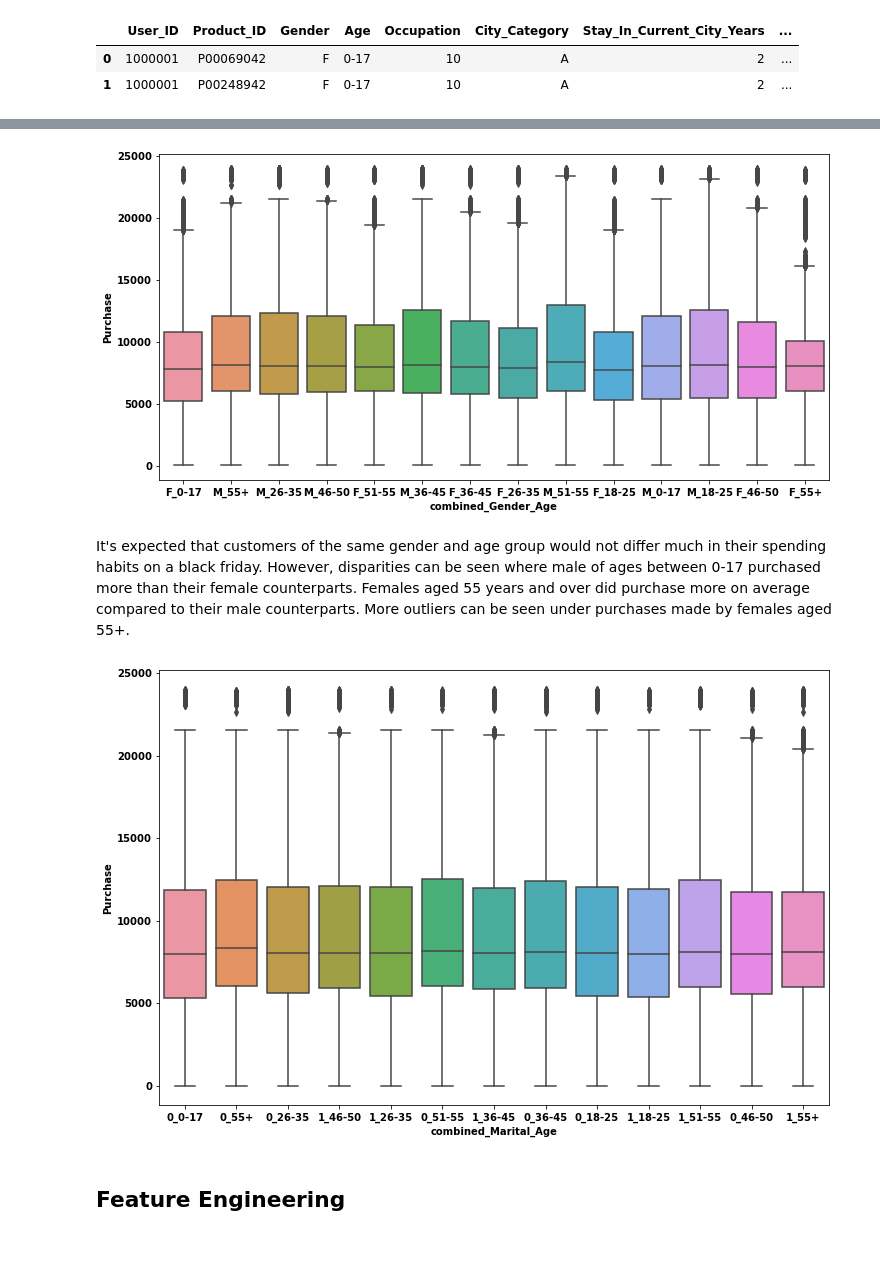
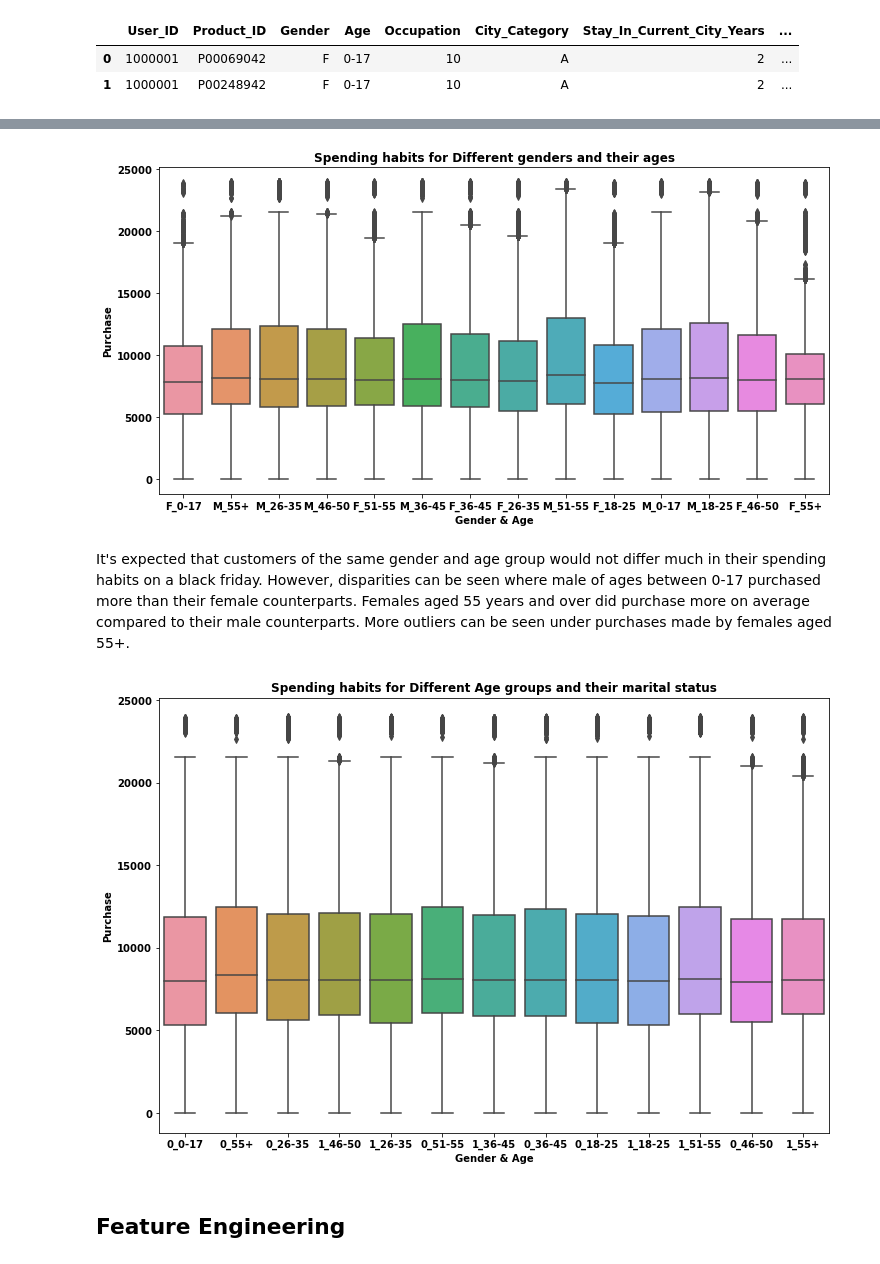
Before and after one commit to DennoKush/Black-Friday-Sales-Prediction, a Jupyter notebook: Sales_Prediction.ipynb, the cells around one changed output, grey strips where cells are left out. Cells and saved outputs as stored; diff of their text form; code cells hidden in the pictures.

Commit message:
Make images more descriptive

```diff
--- a/Sales_Prediction.ipynb
+++ b/Sales_Prediction.ipynb
@@ -218,8 +228,11 @@ sns.countplot(df['Stay_In_Current_City_Years'], hue=df['combined_Gender_Age']);
 # %%
 fig = plt.figure(figsize=[12, 6])
 sns.boxplot(x='combined_Gender_Age', y='Purchase', data=df);
+plt.xlabel('Gender & Age')
+plt.title('Spending habits for Different genders and their ages');
+plt.savefig('./Images/gender_age_spending.png')
 # %% [output]
-[figure, old version]
+[figure, new version]
 # %% [markdown]
 It's expected that customers of the same gender and age group would not differ much in their spending habits on a black friday. However, disparities can be seen where male of ages between 0-17 purchased more than their female counterparts. Females aged 55 years and over did purchase more on average compared to their male counterparts. More outliers can be seen under purchases made by females aged 55+.
 # %%
@@ -227,8 +240,11 @@ df['combined_Marital_Age'] = df.apply(lambda x: '%s_%s' % (x['Marital_Status'],
 # %%
 fig = plt.figure(figsize=[12,8])
 sns.boxplot(x='combined_Marital_Age', y='Purchase', data=df);
+plt.xlabel('Gender & Age')
+plt.title('Spending habits for Different Age groups and their marital status');
+plt.savefig('./Images/marital_age_spending.png')
 # %% [output]
-[figure, old version]
+[figure, new version]
 # %% [markdown]
 ## Feature Engineering
 # %%
```
Also changed, not shown: parts of 10 cells of this notebook.
